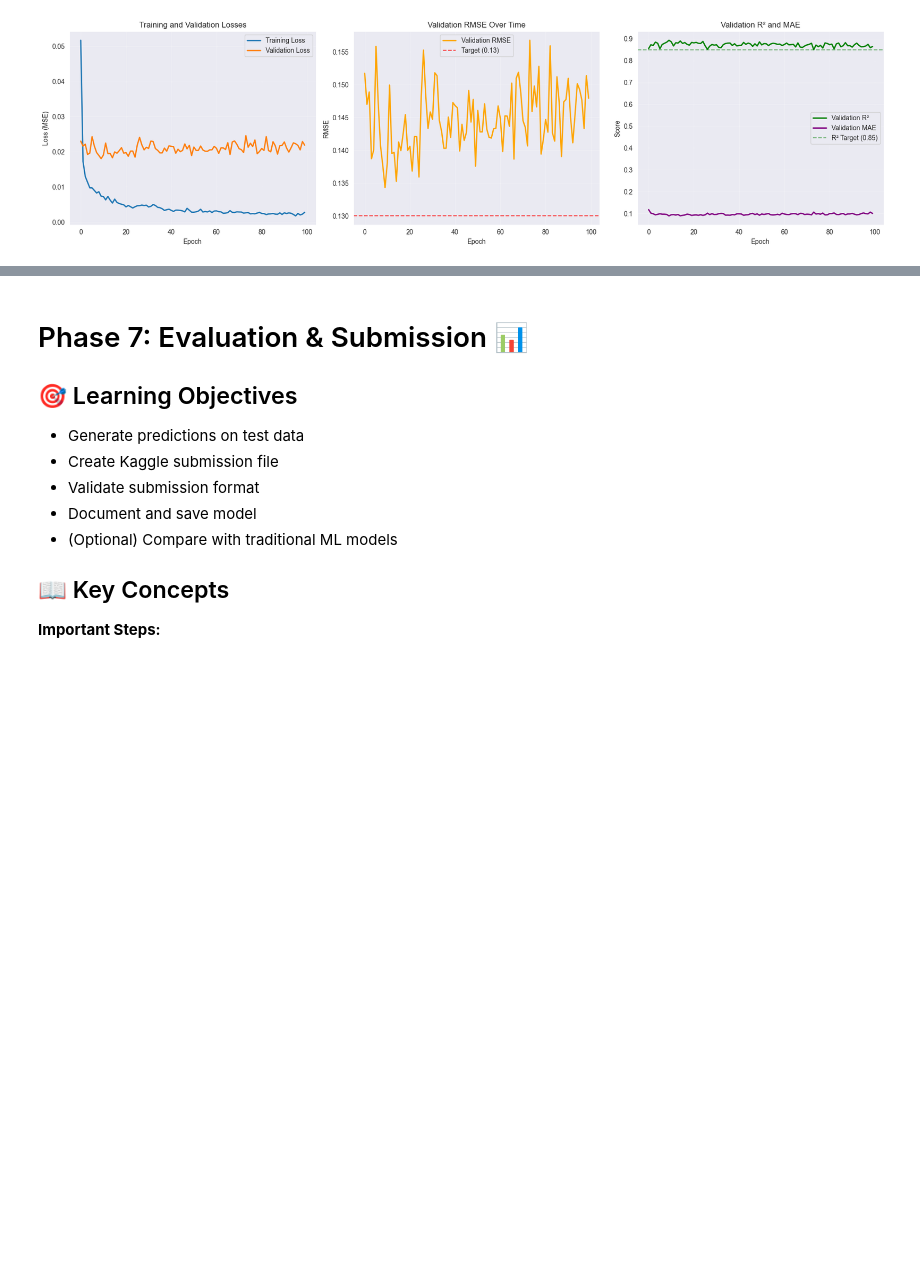
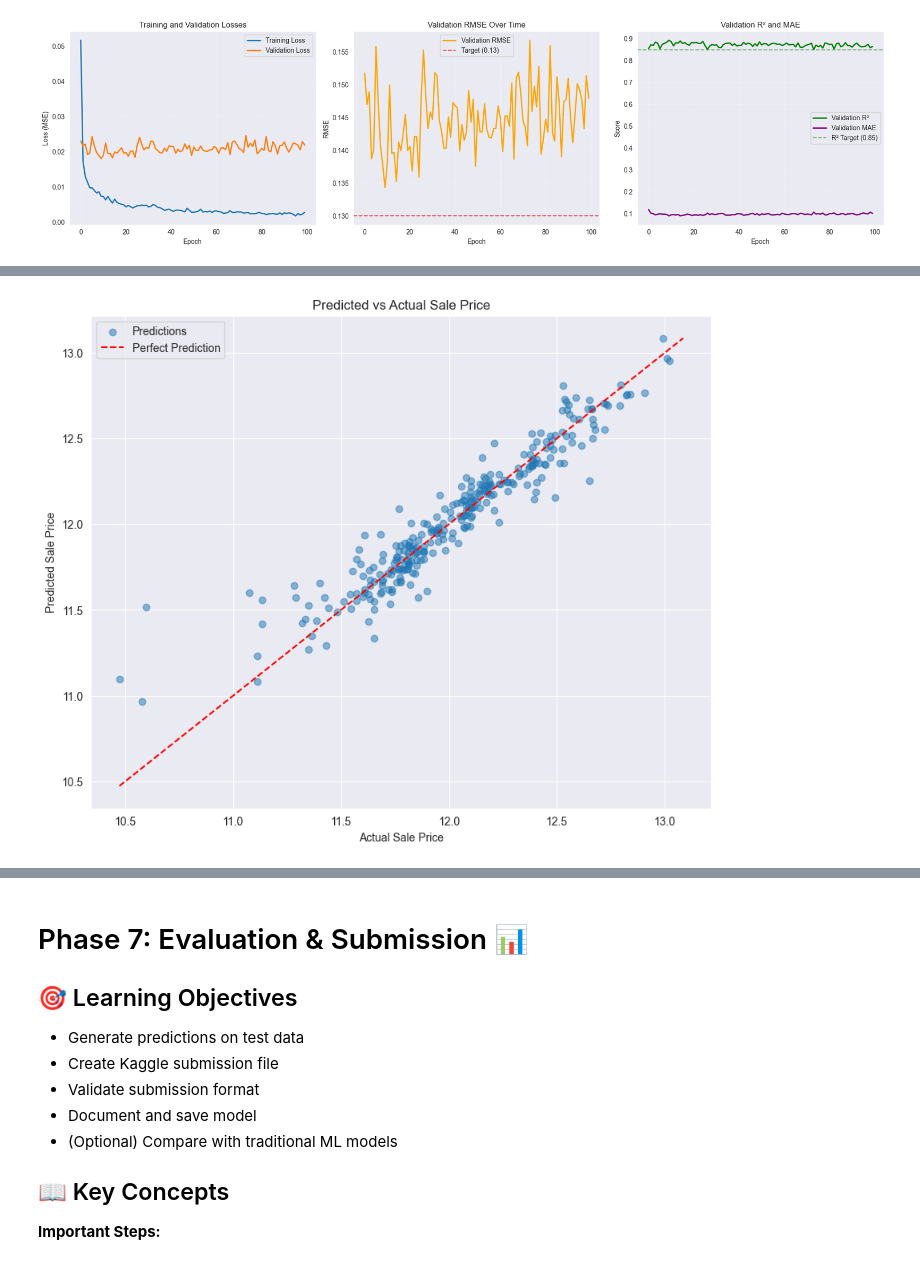
Before and after one commit to Tuminha/House-Prices-Prediction, a Jupyter notebook: notebooks/house_prices.ipynb, the cells around one changed output, grey strips where cells are left out. Drawn from its saved outputs; the diff is of its cells as text; code cells hidden in the pictures; blank space fills up the shorter version.

```diff
--- a/notebooks/house_prices.ipynb
+++ b/notebooks/house_prices.ipynb
@@ -1634,0 +1623,35 @@ plt.show()
+# %%
+# TODO 6.5: Evaluate Best Model
+# Load the best saved model
+# Evaluate on validation set
+# Print final metrics:
+# - Validation RMSE
+# - Validation MAE
+# - Validation R²
+
+# HINT: model.load_state_dict(torch.load('best_model.pth'))
+
+# Your code here:
+# Load the best model weights
+model.load_state_dict(torch.load('../trained_models/best_house_price_model.pth'))
+model.eval()  # Set to evaluation mode
+
+with torch.no_grad():  # No gradient computation needed
+    val_predictions = model(X_val_tensor)
+
+# Convert predictions back to numpy
+val_pred_np = val_predictions.cpu().numpy()
+val_true_np = y_val_tensor.cpu().numpy()
+
+# Calculate metrics
+final_rmse = np.sqrt(mean_squared_error(val_true_np, val_pred_np))
+final_mae = mean_absolute_error(val_true_np, val_pred_np)
+final_r2 = r2_score(val_true_np, val_pred_np)
+
+print("=" * 80)
+print("FINAL MODEL EVALUATION ON VALIDATION SET")
+print("=" * 80)
+print(f"Validation RMSE: {final_rmse:.4f}")
+print(f"Validation MAE:  {final_mae:.4f}")
+print(f"Validation R²:   {final_r2:.4f}")
+print("=" * 80)
@@ -1635,14 +1666,26 @@ plt.show()
 # %%
 # TODO 6.6: Prediction vs Actual Plot
 # Create a scatter plot of predicted vs actual values on validation set
 # Add a diagonal line showing perfect predictions
 # This visualizes how well the model performs
 
 # HINT:
 # plt.scatter(y_val_actual, y_val_pred, alpha=0.5)
 # plt.plot([min, max], [min, max], 'r--')  # diagonal line
 
 # Your code here:
+plt.figure(figsize=(10, 8))
+plt.scatter(val_true_np, val_pred_np, alpha=0.5, label='Predictions')
+plt.xlabel('Actual Sale Price')
+plt.ylabel('Predicted Sale Price')
+plt.title('Predicted vs Actual Sale Price')
+min_val = min(val_true_np.min(), val_pred_np.min())
+max_val = max(val_true_np.max(), val_pred_np.max())
+plt.plot([min_val, max_val], [min_val, max_val], 'r--', label='Perfect Prediction')
+plt.legend()
+plt.show()
+# %% [output]
+[figure, added]
 # %% [markdown]
 ---
 
```
Also changed, not shown: parts of 4 cells of this notebook.
